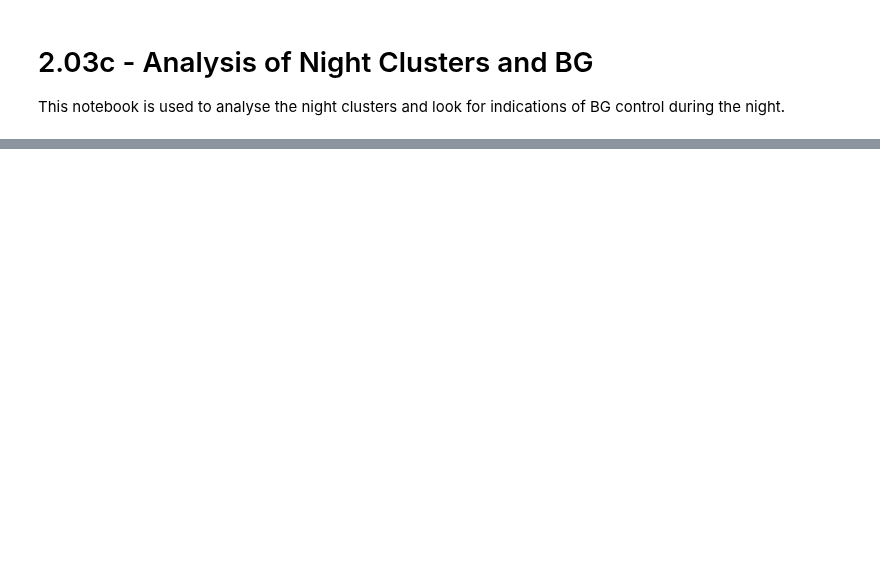
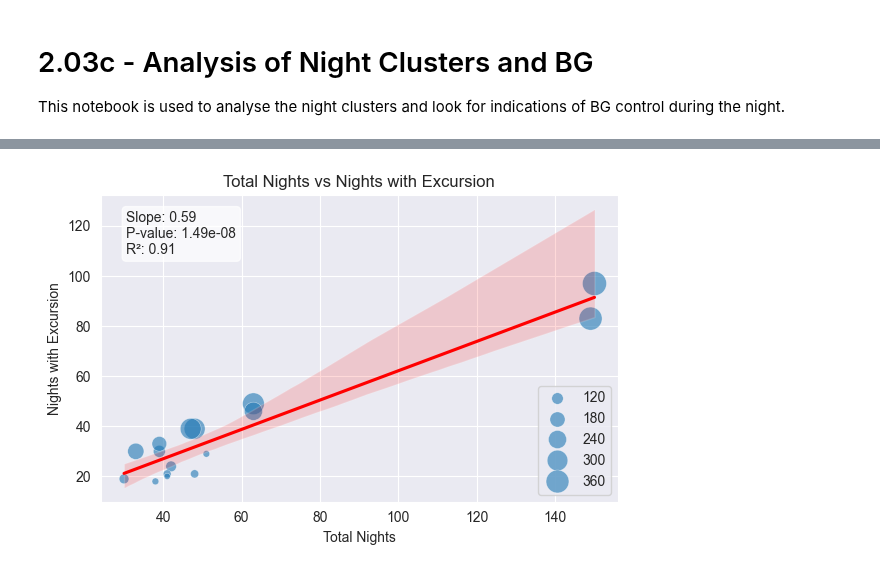
Before and after one commit to rdbrist/masters_project, a Jupyter notebook: notebooks/2.03c-rd-analysis-of-night-cluster-bg.ipynb, the cells around one changed output, grey strips where cells are left out. Saved outputs shown, nothing was run; the diff lists cells and outputs as text; code cells hidden in the pictures; blank space fills up the shorter version.

```diff
--- a/notebooks/2.03c-rd-analysis-of-night-cluster-bg.ipynb
+++ b/notebooks/2.03c-rd-analysis-of-night-cluster-bg.ipynb
@@ -127,0 +214,39 @@ Name: bg_excursion, dtype: int64
+# %%
+from scipy.stats import linregress
+
+# Prepare data
+x = summary['total_nights']
+y = summary['nights_with_excursion']
+
+# Linear regression
+slope, intercept, r_value, p_value, std_err = linregress(x, y)
+r_squared = r_value ** 2
+
+fig, ax = plt.subplots(figsize=(6, 4))
+sns.scatterplot(
+    summary, x='total_nights', y='nights_with_excursion',
+    size='excursion_count', sizes=(20, 300), alpha=0.6, ax=ax
+)
+sns.regplot(
+    summary, x='total_nights', y='nights_with_excursion',
+    scatter=False, ax=ax, color='red', line_kws={'label': 'Fit Line'}
+)
+
+# Annotate with coefficient, p-value, and R²
+ax.text(
+    0.05, 0.95,
+    f'Slope: {slope:.2f}\nP-value: {p_value:.3g}\nR²: {r_squared:.2f}',
+    transform=ax.transAxes,
+    verticalalignment='top',
+    bbox=dict(boxstyle='round', facecolor='white', alpha=0.7)
+)
+
+plt.title('Total Nights vs Nights with Excursion')
+plt.xlabel('Total Nights')
+plt.ylabel('Nights with Excursion')
+plt.grid(True)
+plt.tight_layout()
+plt.legend()
+plt.show()
+# %% [output]
+[figure, added]
```
Also changed, not shown: parts of 14 cells of this notebook, 4 other files.
